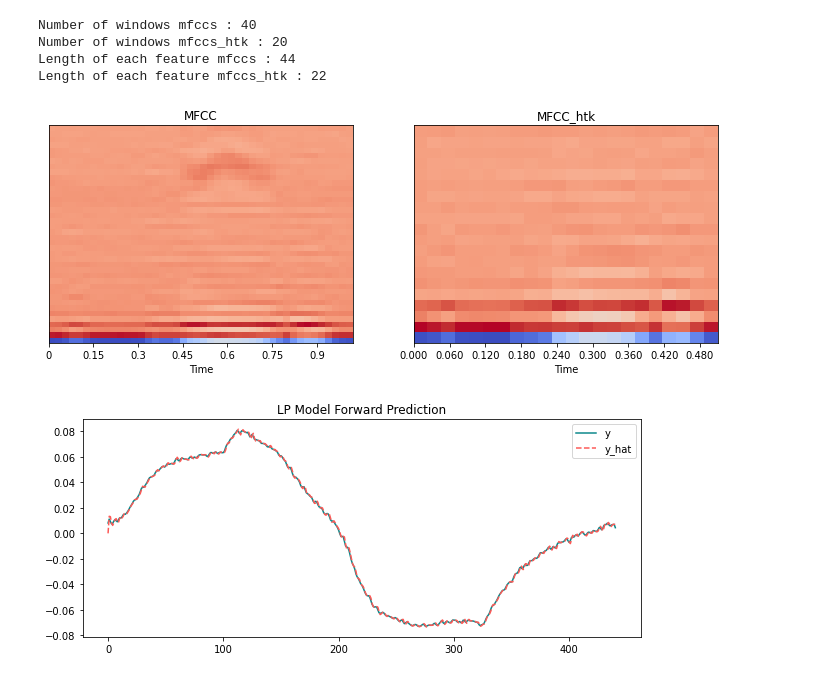
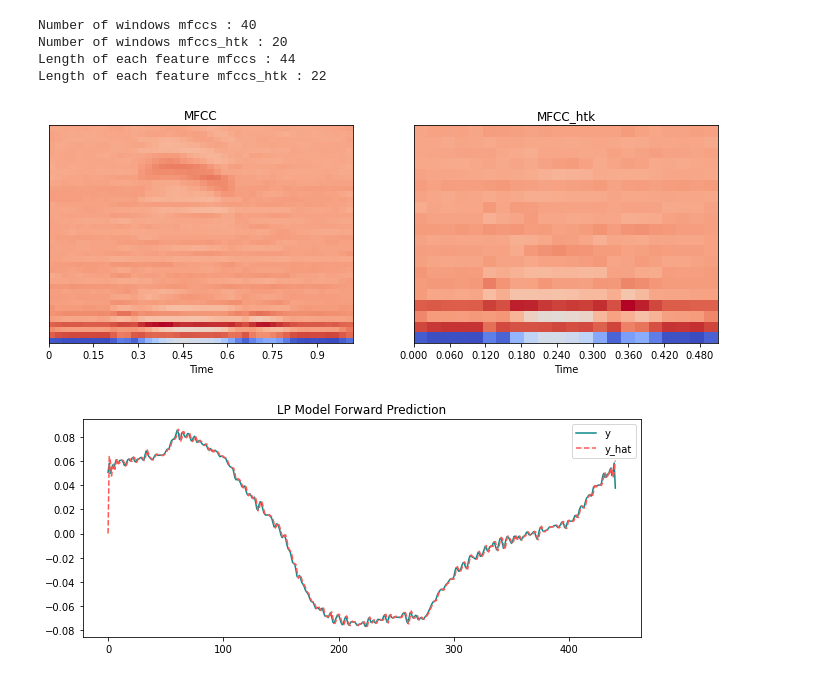
Before and after one commit to ZahraEk/Speech, a Jupyter notebook: EX2_Speech.ipynb, the cells around one changed output. Saved outputs shown, nothing was run; the diff lists cells and outputs as text; code cells hidden in the pictures.

```diff
--- a/EX2_Speech.ipynb
+++ b/EX2_Speech.ipynb
@@ -9,26 +9,32 @@ import numpy as np
 import matplotlib.style as ms
 import matplotlib.pyplot as plt
 ms.use('seaborn-muted')
+
 #extract mfccs
-audio_path = "data/test/te_f_01_02.wav"
+audio_path = "data/test/te_f_01_01.wav"
 x, sr = librosa.load(audio_path)
 mfccs = librosa.feature.mfcc(y=x, sr=sr, n_mfcc=40)
 mfccs_htk = librosa.feature.mfcc(y=x, sr=sr, hop_length=1024, htk=True)
+
 #print & display
 #print("MFCCs :", mfccs)
 #print("MFCCs htk :", mfccs_htk)
+
 print("Number of windows mfccs :",mfccs.shape[0])
 print("Number of windows mfccs_htk :",mfccs_htk.shape[0])
+
 print("Length of each feature mfccs :",mfccs.shape[1])
 print("Length of each feature mfccs_htk :", mfccs_htk.shape[1])
+
 fig, ax = plt.subplots(ncols=2, figsize=(12,4))
 librosa.display.specshow(mfccs, x_axis="time", ax=ax[0])
 librosa.display.specshow(mfccs_htk, x_axis="time", ax=ax[1])
 ax[0].set_title("MFCC")
 ax[1].set_title("MFCC_htk")
 plt.show()
+
 #Save MFCCs figure & text
-with open('MFCCs_text/test/mfccs_te_f_01_02.wav.txt', 'w') as f:
+with open('MFCCs_text/test/mfccs_te_f_01_01.wav.txt', 'w') as f:
     f.write("MFCCS : \n")
     f.write(str(mfccs))
     f.write("\n MFCCS_htk : \n")
@@ -41,33 +47,34 @@ with open('MFCCs_text/test/mfccs_te_f_01_02.wav.txt', 'w') as f:
     f.write(str(mfccs.shape[1]))
     f.write("\n Length of each feature mfccs_htk :")
     f.write(str(mfccs_htk.shape[1]))
-fig.savefig('MFCCs/test/mfccs_te_f_01_02.wav.png')
+
+fig.savefig('MFCCs/test/mfccs_te_f_01_01.wav.png')
 # %% [output]
 Number of windows mfccs : 40
 Number of windows mfccs_htk : 20
 Length of each feature mfccs : 44
 Length of each feature mfccs_htk : 22
-[figure, old version]
+[figure, new version]
 # %%
 import matplotlib.pyplot as plt
 import scipy
 
-audio_path = "data/test/te_f_01_02.wav"
+audio_path = "data/test/te_f_01_03.wav"
 
 #calcute lpc
 y, sr = librosa.load(audio_path, duration=0.020)
 a = librosa.lpc(y, order=2)
 b = np.hstack([[0], -1 * a[1:]])
 y_hat = scipy.signal.lfilter(b, [1], y)
 
 #Display lpc
 fig, ax = plt.subplots(figsize=(10,4))
 ax.plot(y, color="xkcd:dark cyan")
 ax.plot(y_hat, linestyle='--', color="xkcd:grapefruit")
 ax.legend(['y', 'y_hat'])
 ax.set_title('LP Model Forward Prediction')
 
 #save figure
-fig.savefig('LPC/test/lpc_te_f_01_02.wav.png')
+fig.savefig('drive/MyDrive/LPC/test/lpc_te_f_01_03.wav.png')
 # %% [output]
-[figure, old version]
+[figure, new version]
```
